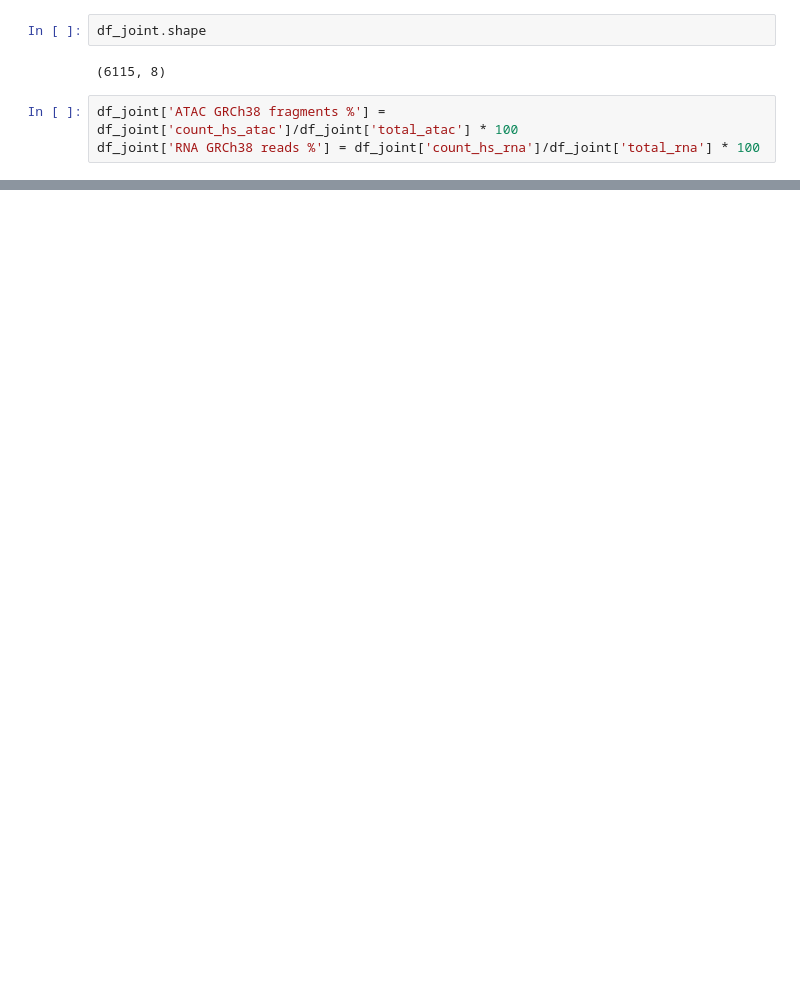
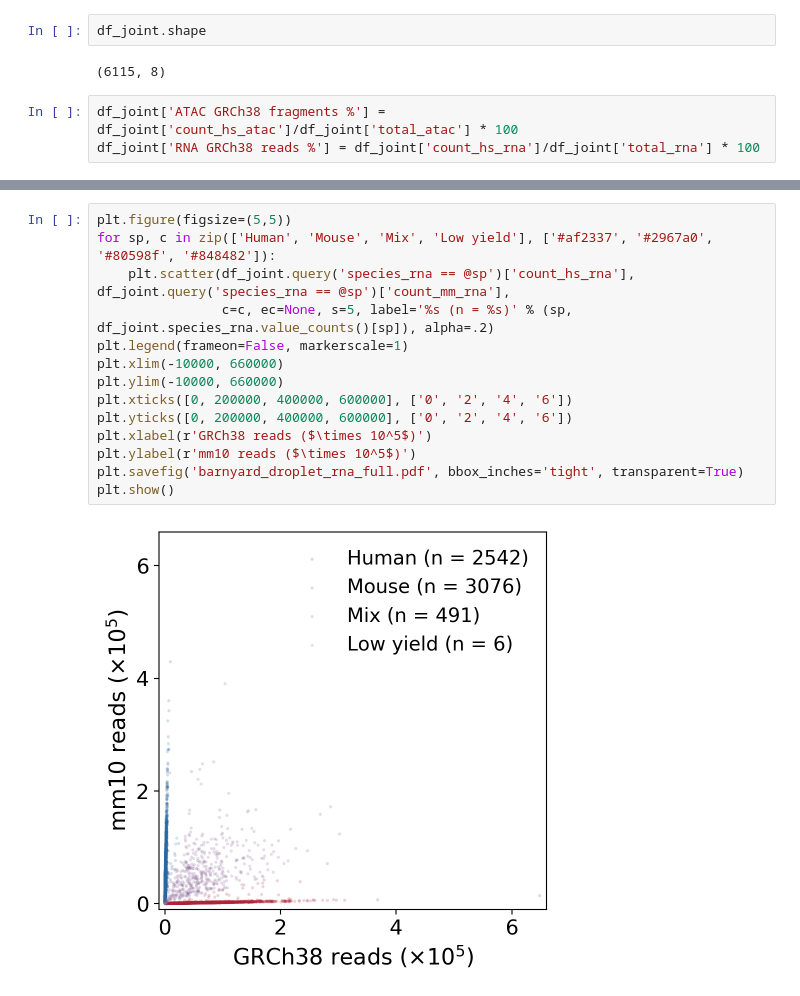
Before and after one commit to dbrg77/ISSAAC-seq, a Jupyter notebook: issaac-seq_preprocessing/Mix_HEK293T_NIH3T3_Droplet/check_species.ipynb, the cells around one changed output, grey strips where cells are left out. Saved outputs shown, nothing was run; the diff lists cells and outputs as text; blank space fills up the shorter version.

```diff
--- a/issaac-seq_preprocessing/Mix_HEK293T_NIH3T3_Droplet/check_species.ipynb
+++ b/issaac-seq_preprocessing/Mix_HEK293T_NIH3T3_Droplet/check_species.ipynb
@@ -239,3 +197,19 @@ Name: species_joint, dtype: int64
+# %%
+plt.figure(figsize=(5,5))
+for sp, c in zip(['Human', 'Mouse', 'Mix', 'Low yield'], ['#af2337', '#2967a0', '#80598f', '#848482']):
+    plt.scatter(df_joint.query('species_rna == @sp')['count_hs_rna'], df_joint.query('species_rna == @sp')['count_mm_rna'],
+                c=c, ec=None, s=5, label='%s (n = %s)' % (sp, df_joint.species_rna.value_counts()[sp]), alpha=.2)
+plt.legend(frameon=False, markerscale=1)
+plt.xlim(-10000, 660000)
+plt.ylim(-10000, 660000)
+plt.xticks([0, 200000, 400000, 600000], ['0', '2', '4', '6'])
+plt.yticks([0, 200000, 400000, 600000], ['0', '2', '4', '6'])
+plt.xlabel(r'GRCh38 reads ($\times 10^5$)')
+plt.ylabel(r'mm10 reads ($\times 10^5$)')
+plt.savefig('barnyard_droplet_rna_full.pdf', bbox_inches='tight', transparent=True)
+plt.show()
+# %% [output]
+[figure, added]
 # %%
 plt.figure(figsize=(5,5))
 for sp, c in zip(['Human', 'Mouse', 'Mix', 'Low yield'], ['#af2337', '#2967a0', '#80598f', '#848482']):
```
Also changed, not shown: parts of 20 cells of this notebook, 3 other files.
